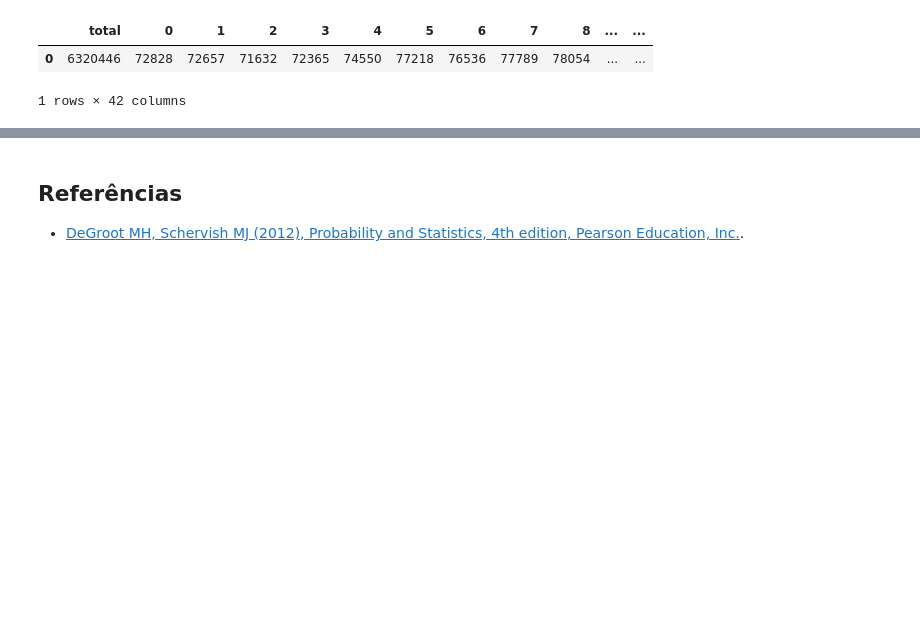
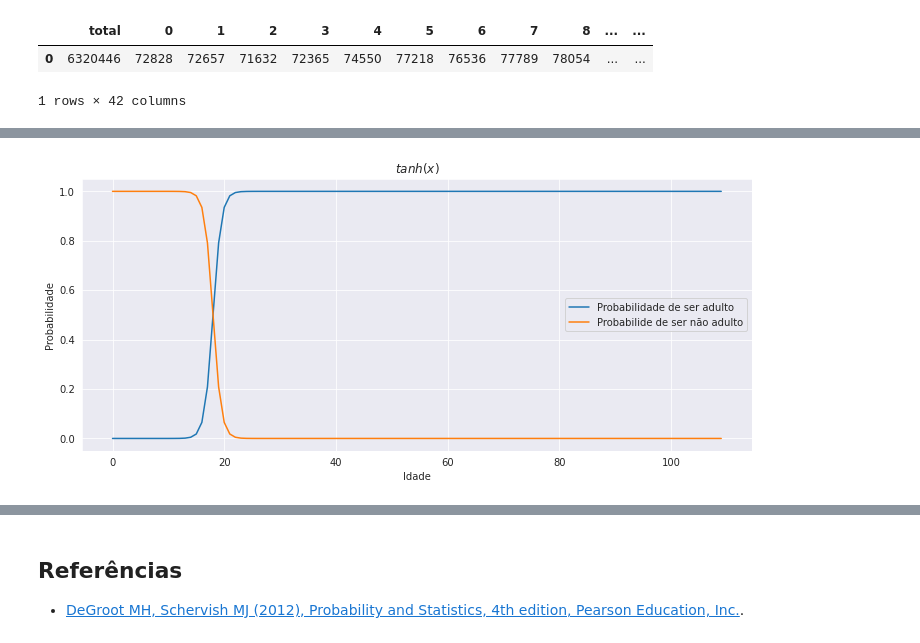
Before and after one commit to ModSiming/EpiSiming, a Jupyter notebook: notebooks/01.04-Atributos_de_idade_e_infectividade.ipynb, the cells around one changed output, grey strips where cells are left out. Cells and saved outputs as stored; diff of their text form; code cells hidden in the pictures; blank space fills up the shorter version.

```diff
--- a/notebooks/01.04-Atributos_de_idade_e_infectividade.ipynb
+++ b/notebooks/01.04-Atributos_de_idade_e_infectividade.ipynb
@@ -176,0 +180,14 @@ plt.show()
+# %%
+age_groups_interp = np.array(list(range(1, age_max+1)))
+age_range = [(np.tanh(i * (age_groups_interp - 19)) + 1) / 2 for i in [2/3, -2/3]]
+# %%
+plt.figure(figsize=(12,5))
+plt.plot(age_range[0], label = 'Probabilidade de ser adulto')
+plt.plot(age_range[1], label = 'Probabilide de ser não adulto')
+plt.legend()
+plt.xlabel('Idade')
+plt.ylabel('Probabilidade')
+plt.title('$tanh(x)$')
+plt.show()
+# %% [output]
+[figure, added]
```
Also changed, not shown: parts of 23 cells of this notebook, 1 other file.
